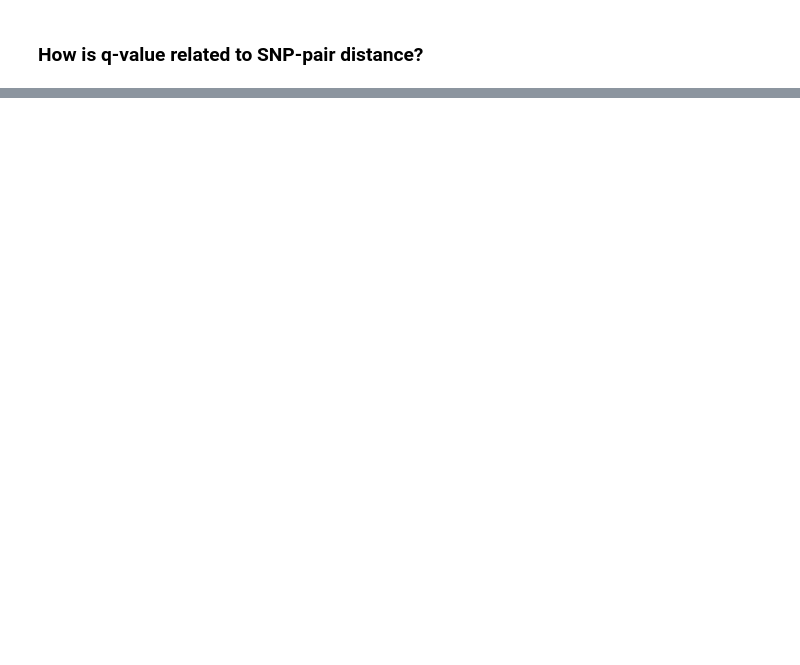
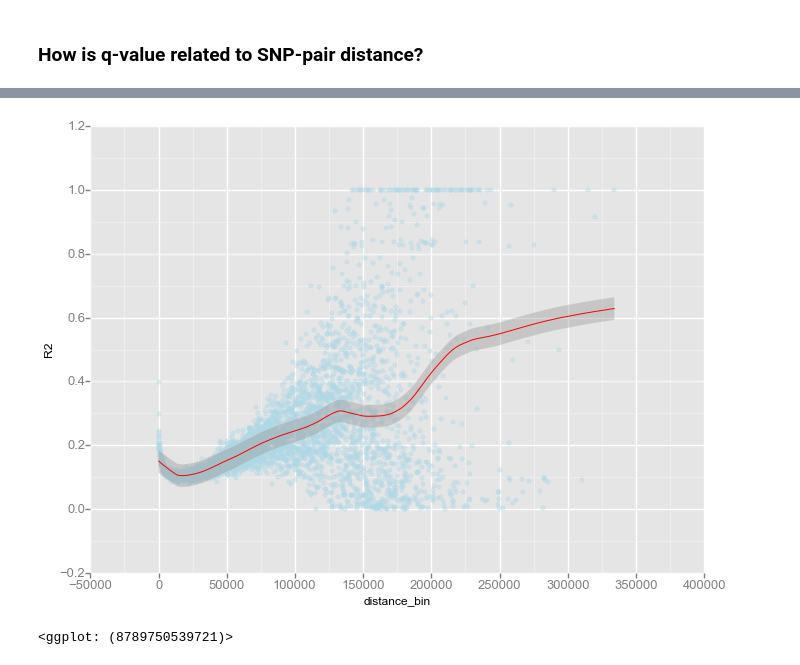
Before and after one commit to xguse/ipy_notebooks, a Jupyter notebook: YALE/ddrad58/2015-03-13_LD_thresholds_via_binning_RESULTS.ipynb, the cells around one changed output, grey strips where cells are left out. Drawn from its saved outputs; the diff is of its cells as text; code cells hidden in the pictures; blank space fills up the shorter version.

```diff
--- a/YALE/ddrad58/2015-03-13_LD_thresholds_via_binning_RESULTS.ipynb
+++ b/YALE/ddrad58/2015-03-13_LD_thresholds_via_binning_RESULTS.ipynb
@@ -364,0 +450,2 @@ sns.jointplot(x='N_SNPs',
+# %%
+mean_bin_r2_all = ld_contig.groupby("distance_bin").mean().reset_index()
@@ -364,0 +454,7 @@ sns.jointplot(x='N_SNPs',
+# %%
+gp.ggplot(gp.aes(x='distance_bin', y='R2'), data=mean_bin_r2_all.query("distance_bin >= 0")) + \
+    gp.geom_point(color='lightblue', alpha=0.4) + \
+    gp.stat_smooth(span=.15, color='red', se=True)
+# %% [output]
+[figure, added]
+<ggplot: (8789750539721)>
```
Also changed, not shown: parts of 41 cells of this notebook, 3 other files.
